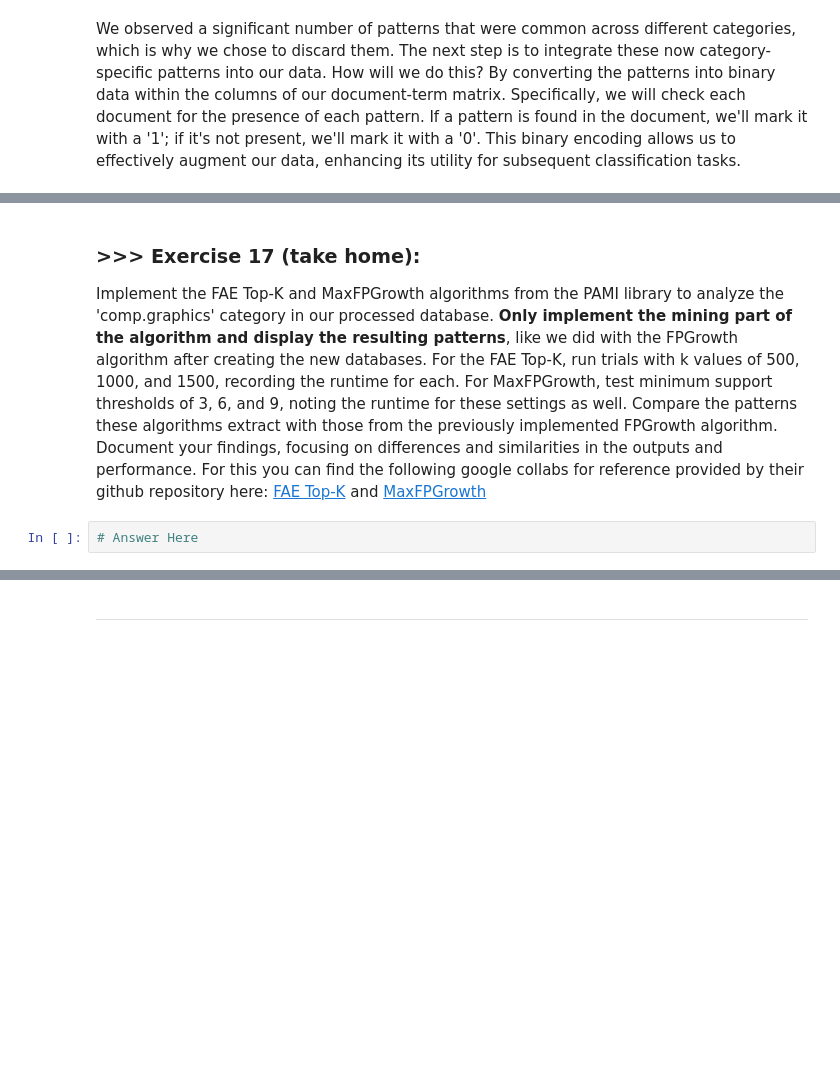
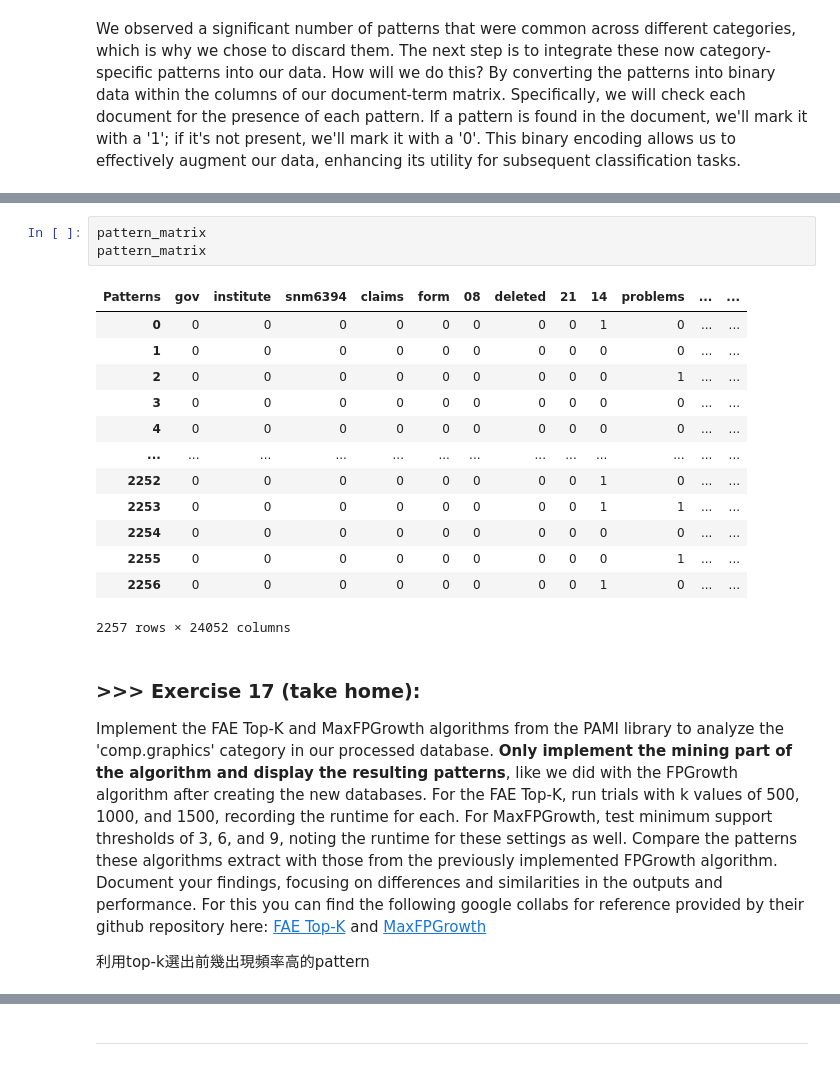
Before and after one commit to lala040221/DM2025-Lab1-Exercise, a Jupyter notebook: DM2025-Lab1-Master.ipynb, the cells around one changed output, grey strips where cells are left out. Saved outputs shown, nothing was run; the diff lists cells and outputs as text; blank space fills up the shorter version.

```diff
--- a/DM2025-Lab1-Master.ipynb
+++ b/DM2025-Lab1-Master.ipynb
@@ -2255,5 +2337,22 @@ augmented_df
+# %%
+pattern_matrix
+pattern_matrix
+# %% [output]
+| Patterns | gov | institute | snm6394 | claims | form | 08 | deleted | 21 | 14 | problems | ... | ... |
+| 0 | 0 | 0 | 0 | 0 | 0 | 0 | 0 | 0 | 1 | 0 | ... | ... |
+| 1 | 0 | 0 | 0 | 0 | 0 | 0 | 0 | 0 | 0 | 0 | ... | ... |
+| 2 | 0 | 0 | 0 | 0 | 0 | 0 | 0 | 0 | 0 | 1 | ... | ... |
+| 3 | 0 | 0 | 0 | 0 | 0 | 0 | 0 | 0 | 0 | 0 | ... | ... |
+| 4 | 0 | 0 | 0 | 0 | 0 | 0 | 0 | 0 | 0 | 0 | ... | ... |
+| ... | ... | ... | ... | ... | ... | ... | ... | ... | ... | ... | ... | ... |
+| 2252 | 0 | 0 | 0 | 0 | 0 | 0 | 0 | 0 | 1 | 0 | ... | ... |
+| 2253 | 0 | 0 | 0 | 0 | 0 | 0 | 0 | 0 | 1 | 1 | ... | ... |
+| 2254 | 0 | 0 | 0 | 0 | 0 | 0 | 0 | 0 | 0 | 0 | ... | ... |
+| 2255 | 0 | 0 | 0 | 0 | 0 | 0 | 0 | 0 | 0 | 1 | ... | ... |
+| 2256 | 0 | 0 | 0 | 0 | 0 | 0 | 0 | 0 | 1 | 0 | ... | ... |
+2257 rows × 24052 columns
 # %% [markdown]
 ### >>> **Exercise 17 (take home):**
 Implement the FAE Top-K and MaxFPGrowth algorithms from the PAMI library to analyze the 'comp.graphics' category in our processed database. **Only implement the mining part of the algorithm and display the resulting patterns**, like we did with the FPGrowth algorithm after creating the new databases. For the FAE Top-K, run trials with k values of 500, 1000, and 1500, recording the runtime for each. For MaxFPGrowth, test minimum support thresholds of 3, 6, and 9, noting the runtime for these settings as well. Compare the patterns these algorithms extract with those from the previously implemented FPGrowth algorithm. Document your findings, focusing on differences and similarities in the outputs and performance. For this you can find the following google collabs for reference provided by their github repository here: [FAE Top-K](https://colab.research.google.com/github/UdayLab/PAMI/blob/main/notebooks/frequentPattern/topk/FAE.ipynb) and [MaxFPGrowth](https://colab.research.google.com/github/UdayLab/PAMI/blob/main/notebooks/frequentPattern/maximal/MaxFPGrowth.ipynb)
+
+利用top-k選出前幾出現頻率高的pattern
-# %%
-# Answer Here
```
Also changed, not shown: parts of 68 cells of this notebook, 6 other files.
